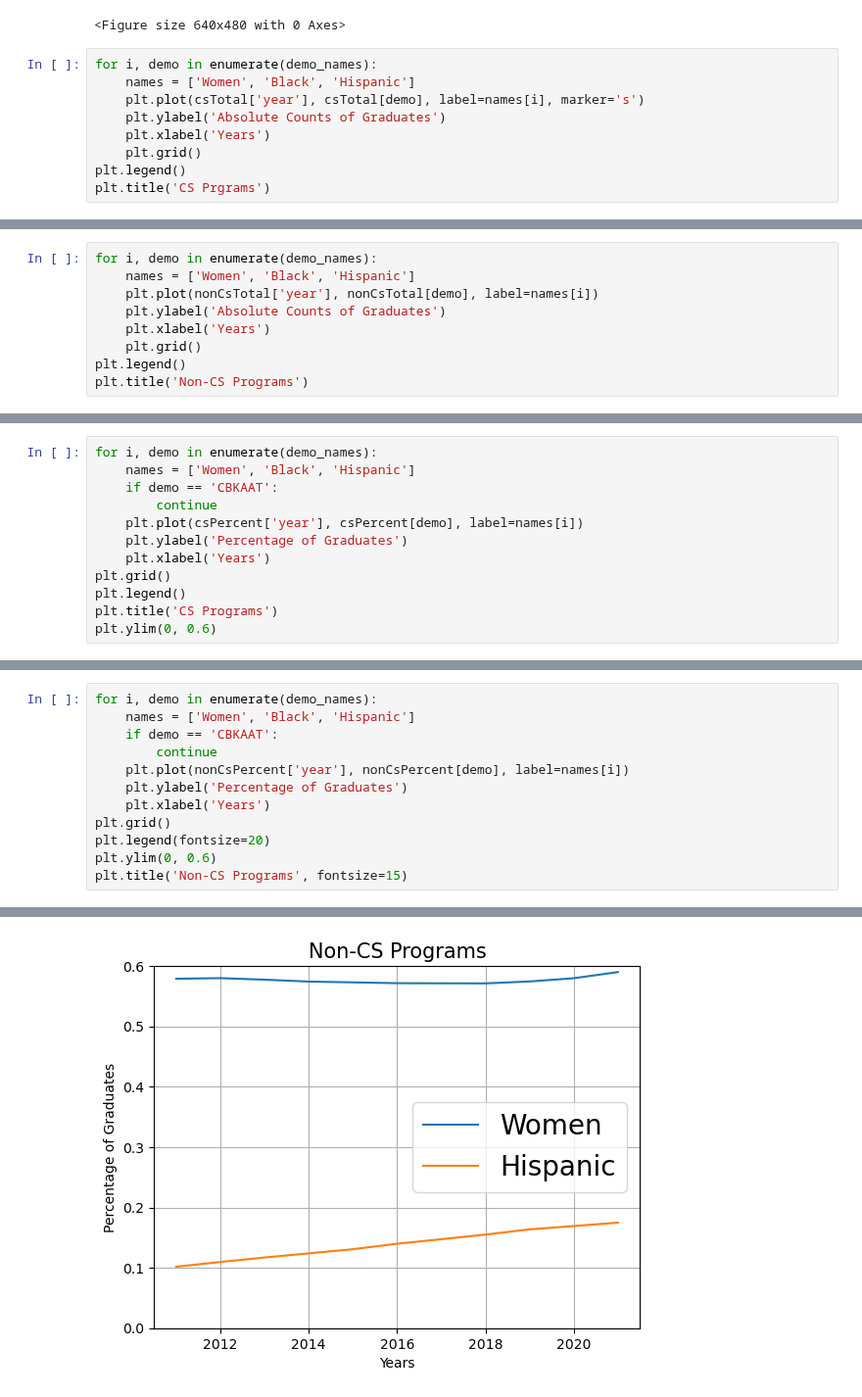
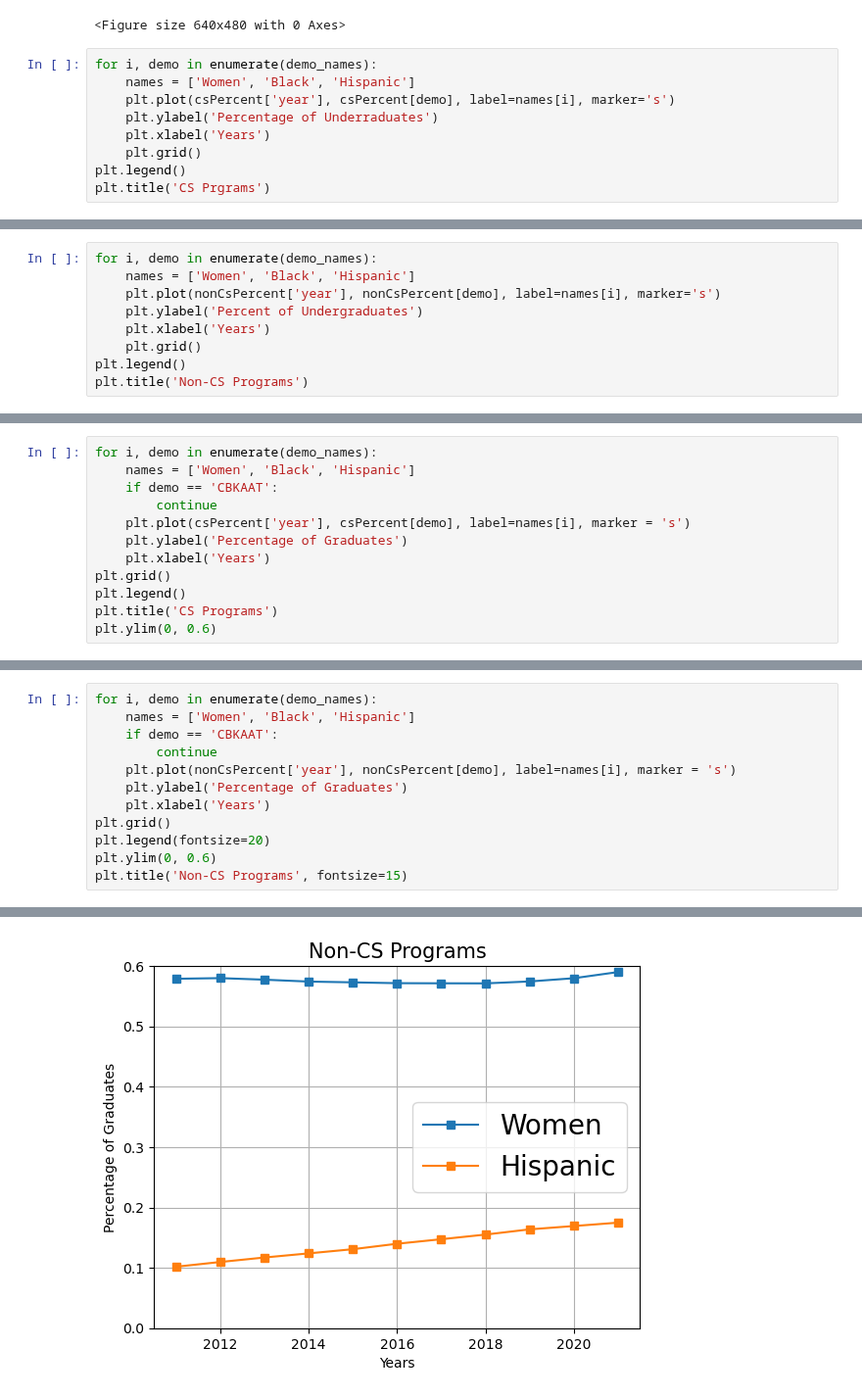
Before and after one commit to jmasontaylor/Education, a Jupyter notebook: src/trends.ipynb, the cells around one changed output, grey strips where cells are left out. Shown at 98% size. Drawn from its saved outputs; the diff is of its cells as text.

```diff
--- a/src/trends.ipynb
+++ b/src/trends.ipynb
@@ -172,8 +152,8 @@ plt.figure()
 # %%
 for i, demo in enumerate(demo_names):
     names = ['Women', 'Black', 'Hispanic']
-    plt.plot(csTotal['year'], csTotal[demo], label=names[i], marker='s')
-    plt.ylabel('Absolute Counts of Graduates')
+    plt.plot(csPercent['year'], csPercent[demo], label=names[i], marker='s')
+    plt.ylabel('Percentage of Underraduates')
     plt.xlabel('Years')
     plt.grid()
 plt.legend()
@@ -184,8 +164,8 @@ Text(0.5, 1.0, 'CS Prgrams')
 # %%
 for i, demo in enumerate(demo_names):
     names = ['Women', 'Black', 'Hispanic']
-    plt.plot(nonCsTotal['year'], nonCsTotal[demo], label=names[i])
-    plt.ylabel('Absolute Counts of Graduates')
+    plt.plot(nonCsPercent['year'], nonCsPercent[demo], label=names[i], marker='s')
+    plt.ylabel('Percent of Undergraduates')
     plt.xlabel('Years')
     plt.grid()
 plt.legend()
@@ -198,7 +178,7 @@ for i, demo in enumerate(demo_names):
     names = ['Women', 'Black', 'Hispanic']
     if demo == 'CBKAAT':
         continue
-    plt.plot(csPercent['year'], csPercent[demo], label=names[i])
+    plt.plot(csPercent['year'], csPercent[demo], label=names[i], marker = 's')
     plt.ylabel('Percentage of Graduates')
     plt.xlabel('Years')
 plt.grid()
@@ -211,18 +191,18 @@ plt.ylim(0, 0.6)
 # %%
 for i, demo in enumerate(demo_names):
     names = ['Women', 'Black', 'Hispanic']
     if demo == 'CBKAAT':
         continue
-    plt.plot(nonCsPercent['year'], nonCsPercent[demo], label=names[i])
+    plt.plot(nonCsPercent['year'], nonCsPercent[demo], label=names[i], marker = 's')
     plt.ylabel('Percentage of Graduates')
     plt.xlabel('Years')
 plt.grid()
 plt.legend(fontsize=20)
 plt.ylim(0, 0.6)
 plt.title('Non-CS Programs', fontsize=15)
 # %% [output]
 Text(0.5, 1.0, 'Non-CS Programs')
-[figure, old version]
+[figure, new version]
 # %%
 for i, demo in enumerate(demo_names):
     names = ['Women', 'Black', 'Hispanic']
```
Also changed, not shown: parts of 6 cells of this notebook.
